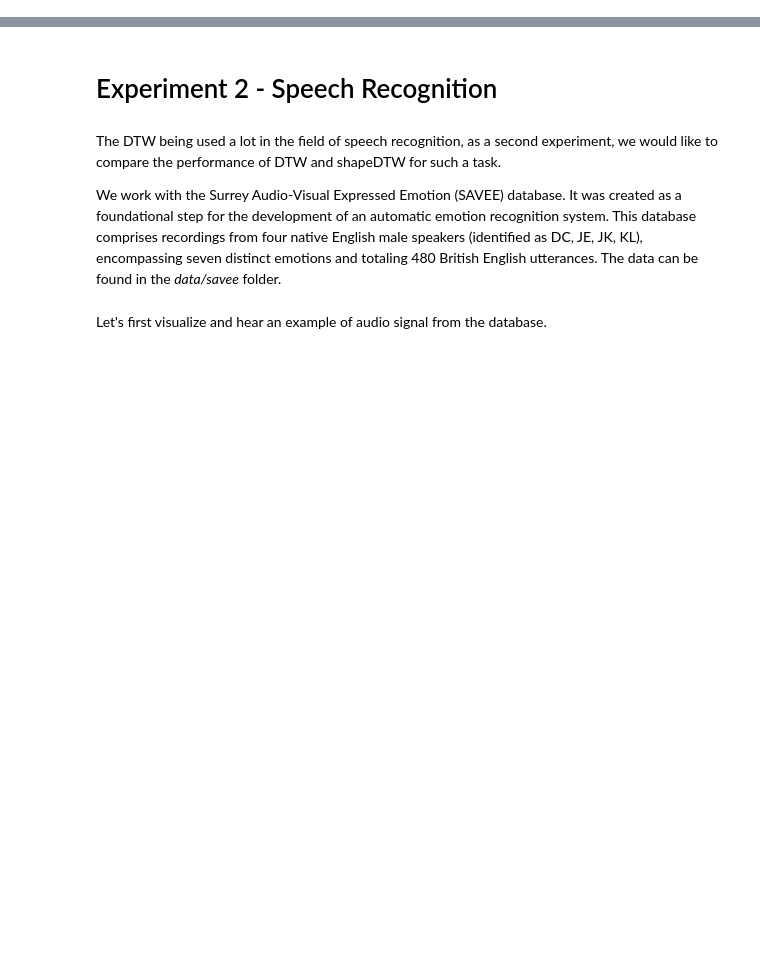
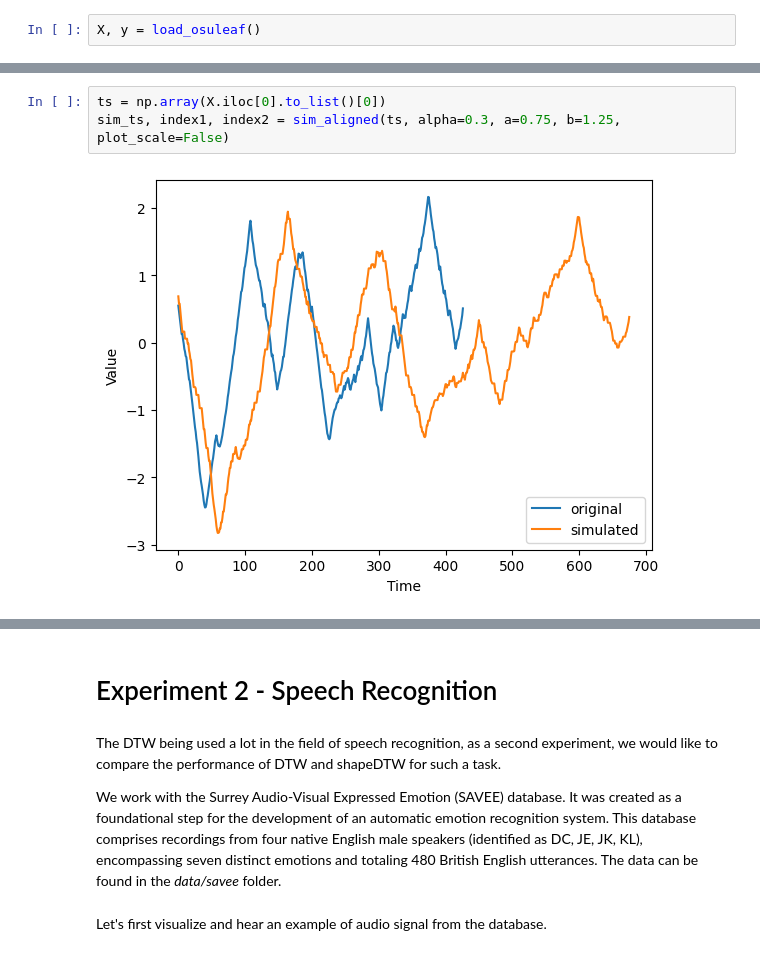
Before and after one commit to adlemoreau/shapedtw-timeseries, a Jupyter notebook: experiments.ipynb, the cells around one changed output, grey strips where cells are left out. Cells and saved outputs as stored; diff of their text form; blank space fills up the shorter version.

```diff
--- a/speech_recognition.ipynb
+++ b/experiments.ipynb
@@ -14,0 +28,2 @@ from speech_recognition import get_all_distance_for_one_user, get_metrics, load_
+# %%
+X, y = load_osuleaf()
@@ -14,0 +40,5 @@ from speech_recognition import get_all_distance_for_one_user, get_metrics, load_
+# %%
+ts = np.array(X.iloc[0].to_list()[0])
+sim_ts, index1, index2 = sim_aligned(ts, alpha=0.3, a=0.75, b=1.25, plot_scale=False)
+# %% [output]
+[figure, added]
```
Also changed, not shown: parts of 17 cells of this notebook, 6 other files.
